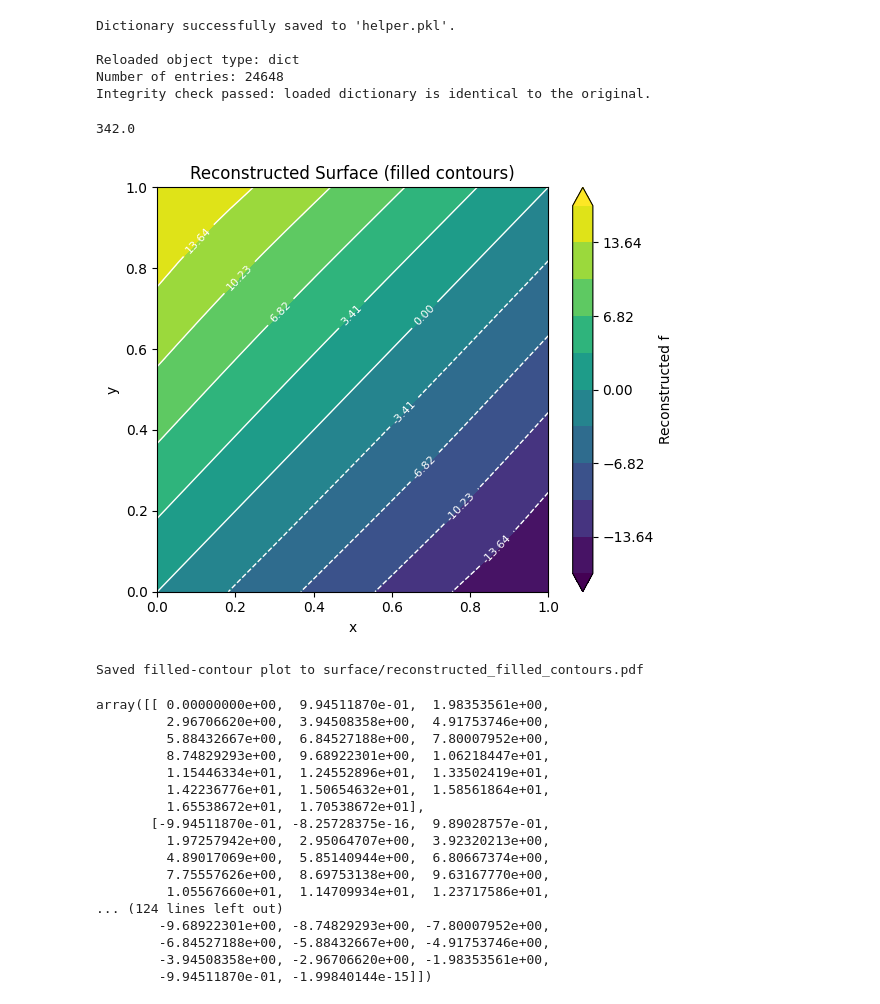
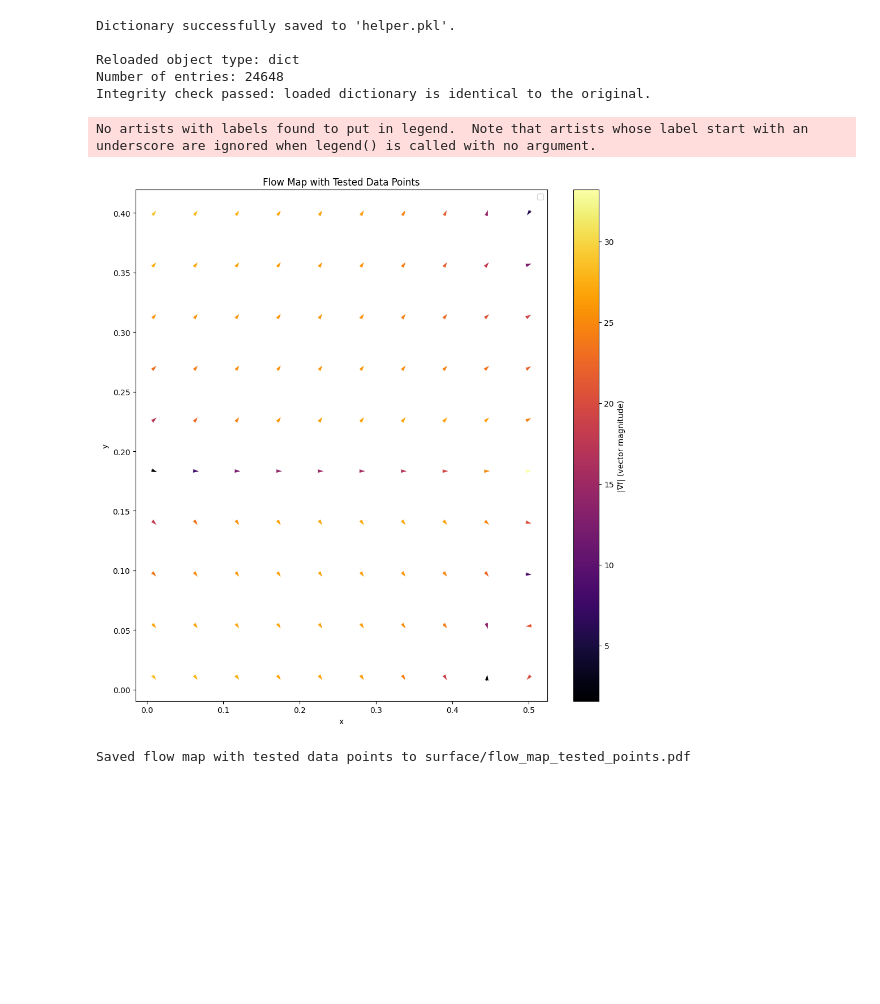
Before and after one commit to XaverWangerpohl/TwoSpeciesDormacy, a Jupyter notebook: invasion4.ipynb, the cells around one changed output. Saved outputs shown, nothing was run; the diff lists cells and outputs as text; code cells hidden in the pictures; blank space fills up the shorter version.

```diff
--- a/invasion4.ipynb
+++ b/invasion4.ipynb
@@ -10,6 +10,13 @@ import warnings
 from tqdm import tqdm
 import re
 import random
+import pickle
+from pathlib import Path
+from typing import Any, Union
+import os
+import scipy.sparse as sp
+import scipy.sparse.linalg as spla
+from tqdm import trange
 
 
 # Example usage:
@@ -49,7 +56,7 @@ use_Z = False
 
 num_points = 100
 severity = 0.5
-cycles = 4000
+cycles = 2000
 extinction_rate = 50
 U_out = 0.05
 U_in = U_out
@@ -194,11 +199,11 @@ x = local_invasibility_heatmap(
     extinction_rate, dt,
     use_X, use_Z,
     cycles, severity,
-    grid_size=80,
-    U_in_min  = 0.001,
-    U_in_max  = 0.3,
-    U_out_min  = 0.001,
-    U_out_max  = 0.3
+    grid_size=10,
+    U_in_min  = 0.01,
+    U_in_max  = 0.5,
+    U_out_min  = 0.01,
+    U_out_max  = 0.4
 
 )
 # %% [output]
@@ -404,31 +409,11 @@ signs = x[3]
-# %%
-len(signs)/4
-# %% [output]
-342.0
 # %%
-reconstruct_from_signs_heatmap_filled(
-    signs, N=20, folder='surface'
+help = reconstruct_and_flow_map(
+    x[3], x_vals=x[0], y_vals=x[1], folder='surface', arrow_scale=70, invert=True
 )
 # %% [output]
+No artists with labels found to put in legend.  Note that artists whose label start with an underscore are ignored when legend() is called with no argument.
-[figure, old version]
+[figure, new version]
-Saved filled‐contour plot to surface/reconstructed_filled_contours.pdf
-array([[ 0.00000000e+00,  9.94511870e-01,  1.98353561e+00,
-         2.96706620e+00,  3.94508358e+00,  4.91753746e+00,
-         5.88432667e+00,  6.84527188e+00,  7.80007952e+00,
-         8.74829293e+00,  9.68922301e+00,  1.06218447e+01,
-         1.15446334e+01,  1.24552896e+01,  1.33502419e+01,
-         1.42236776e+01,  1.50654632e+01,  1.58561864e+01,
-         1.65538672e+01,  1.70538672e+01],
-       [-9.94511870e-01, -8.25728375e-16,  9.89028757e-01,
-         1.97257942e+00,  2.95064707e+00,  3.92320213e+00,
-         4.89017069e+00,  5.85140944e+00,  6.80667374e+00,
-         7.75557626e+00,  8.69753138e+00,  9.63167770e+00,
-         1.05567660e+01,  1.14709934e+01,  1.23717586e+01,
-... (124 lines left out)
-        -9.68922301e+00, -8.74829293e+00, -7.80007952e+00,
-        -6.84527188e+00, -5.88432667e+00, -4.91753746e+00,
-        -3.94508358e+00, -2.96706620e+00, -1.98353561e+00,
-        -9.94511870e-01, -1.99840144e-15]])
+Saved flow map with tested data points to surface/flow_map_tested_points.pdf
 # %%
 import os
 import numpy as np
```
Also changed, not shown: parts of 14 cells of this notebook, 48 other files.
